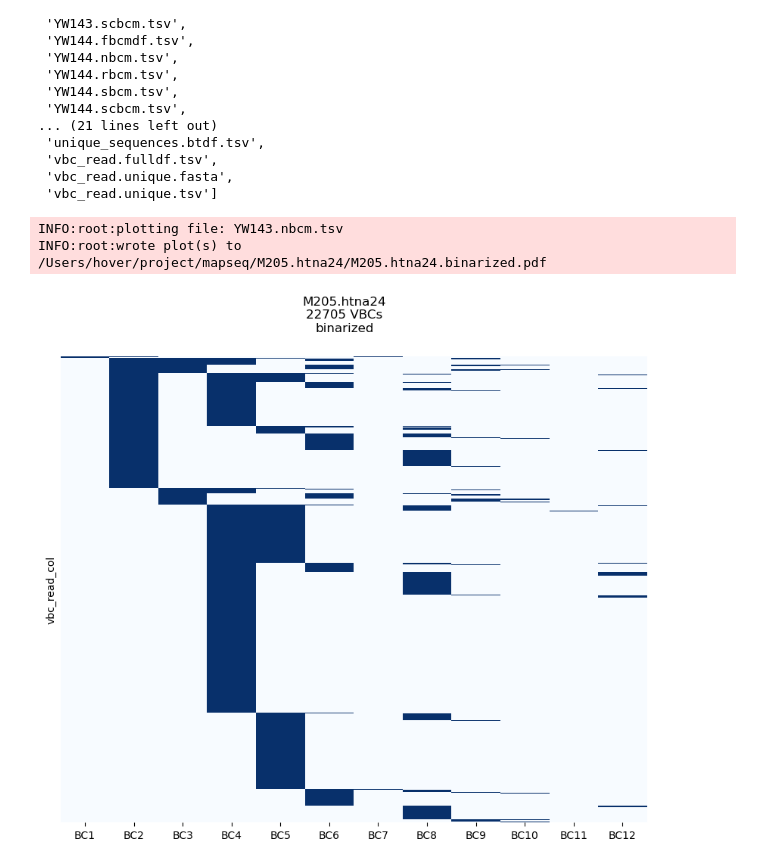
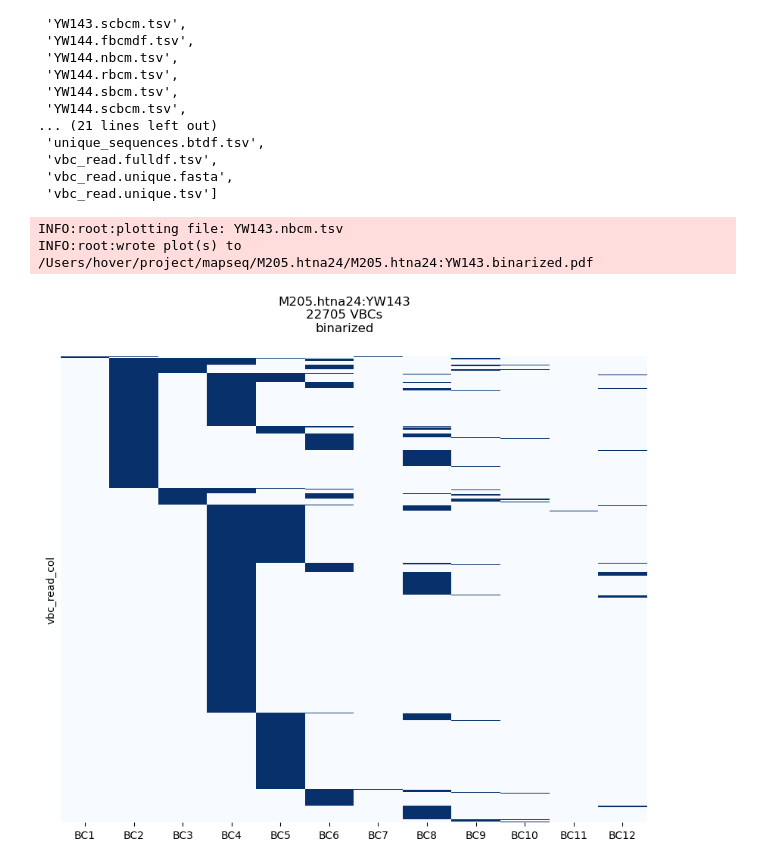
Before and after one commit to ZadorLaboratory/mapseq-processing, a Jupyter notebook: notebooks/MAPseqProcessing.ipynb, the cells around one changed output. Saved outputs shown, nothing was run; the diff lists cells and outputs as text; code cells hidden in the pictures.

```diff
--- a/notebooks/MAPseqProcessing.ipynb
+++ b/notebooks/MAPseqProcessing.ipynb
@@ -298,10 +298,10 @@ flist
  'vbc_read.unique.tsv']
 # %%
 infile = f'{outdir}/YW143.nbcm.tsv'
-make_plot_binarized(cp, infile, label=expid)
+make_plot_binarized(cp, infile, label=f'{expid}:YW143')
 # %% [output]
 INFO:root:plotting file: YW143.nbcm.tsv
-INFO:root:wrote plot(s) to /Users/hover/project/mapseq/M205.htna24/M205.htna24.binarized.pdf
+INFO:root:wrote plot(s) to /Users/hover/project/mapseq/M205.htna24/M205.htna24:YW143.binarized.pdf
-[figure, old version]
+[figure, new version]
 # %%
 infile = f'{outdir}/YW144.nbcm.tsv'
```
Also changed, not shown: parts of 1 cell of this notebook.
